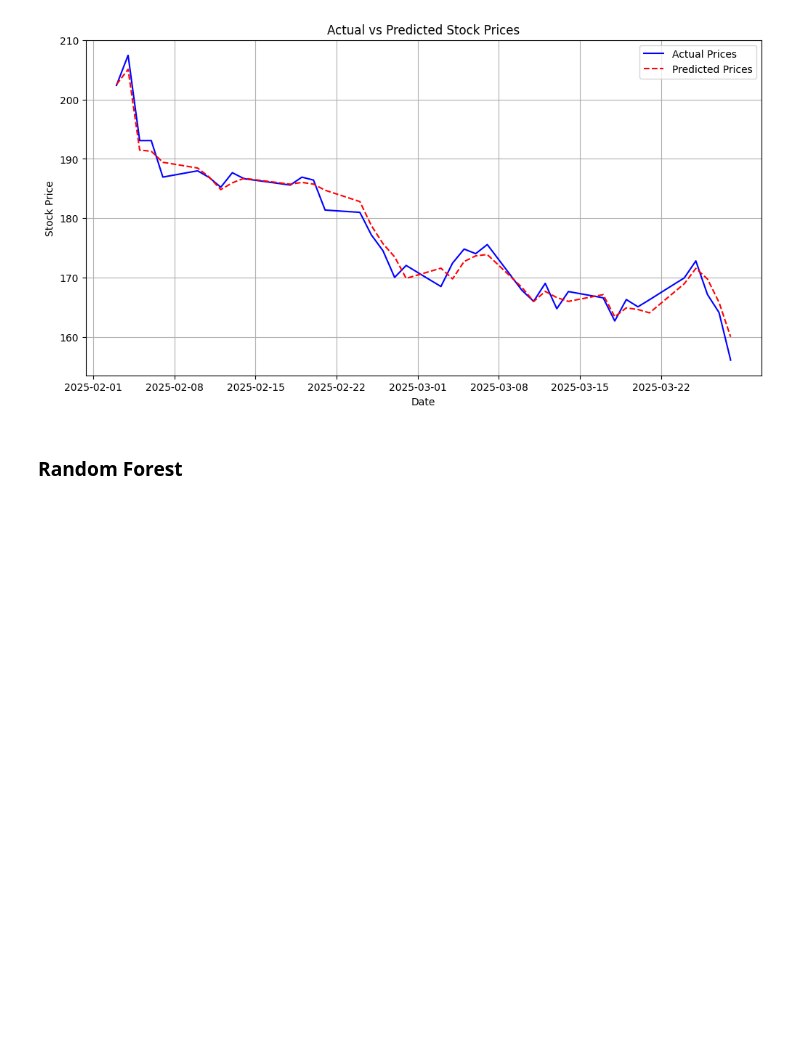
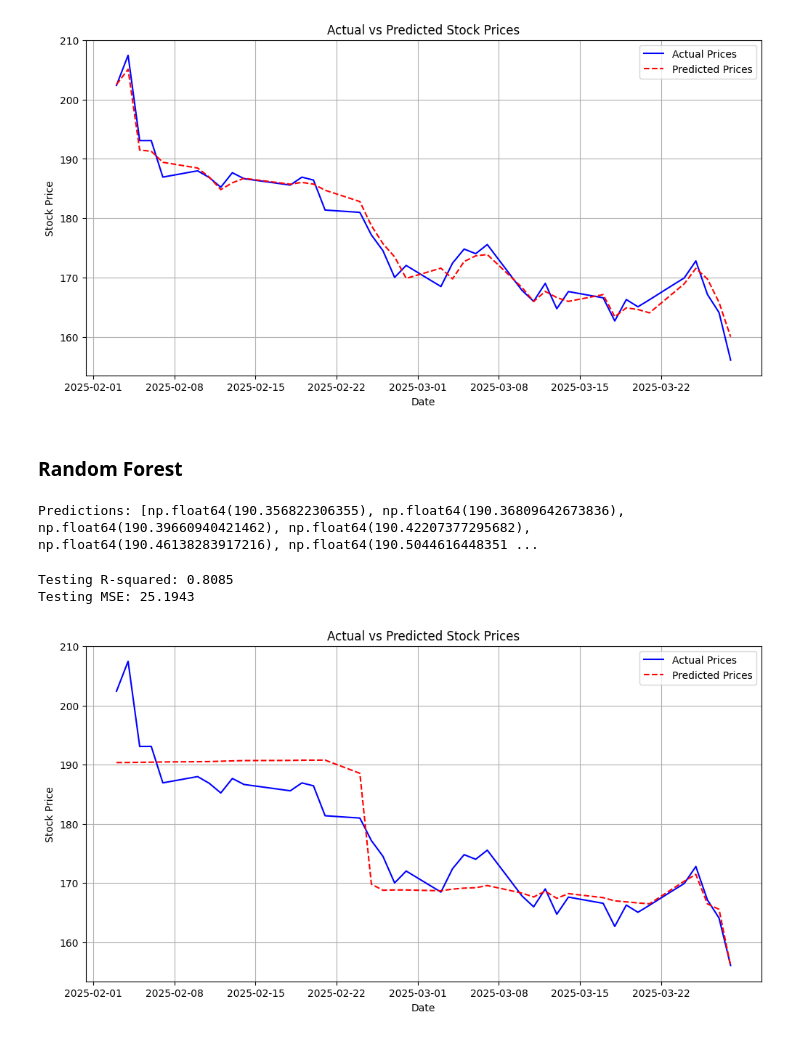
Before and after one commit to KarthikeyanBaskaran/StockPrediction, a Jupyter notebook: Capstone_GOOG.ipynb, the cells around one changed output. Cells and saved outputs as stored; diff of their text form; code cells hidden in the pictures; blank space fills up the shorter version.

Commit message:
Random Forest

```diff
--- a/Capstone_GOOG.ipynb
+++ b/Capstone_GOOG.ipynb
@@ -1104,0 +1106,52 @@ plt.show()
+# %%
+from sklearn.ensemble import RandomForestRegressor
+import pandas as pd
+import numpy as np
+
+train, test = df,actual
+model = RandomForestRegressor(n_estimators=100, min_samples_split=100, random_state=1)
+predictors = ["Close", "Volume", "Open", "High", "Low"]
+predictions = []
+
+for i in range(len(test)):
+
+    # Retrain the model with the updated training data
+    model.fit(train[predictors], train["Close"])
+
+    # Predict the next value
+    next_pred = model.predict(test.iloc[[i]][predictors])[0]
+    predictions.append(next_pred)
+
+    # Create a new row with the predicted value and the corresponding test data
+    new_row = test.iloc[[i]].copy()
+    new_row['Close'] = next_pred
+
+    # Add the new row to the training data
+    train = pd.concat([train, new_row], ignore_index=True)
+
+print("Predictions:", predictions)
+# %% [output]
+Predictions: [np.float64(190.356822306355), np.float64(190.36809642673836), np.float64(190.39660940421462), np.float64(190.42207377295682), np.float64(190.46138283917216), np.float64(190.5044616448351 ...
+# %%
+# Calculate R-squared and Mean Squared Error (MSE)
+test_r2 = r2_score(test[target], predictions)
+
+test_mse = mean_squared_error(test[target], predictions)
+
+print(f"Testing R-squared: {test_r2:.4f}")
+print(f"Testing MSE: {test_mse:.4f}")
+# %% [output]
+Testing R-squared: 0.8085
+Testing MSE: 25.1943
+# %%
+plt.figure(figsize=(12, 6))
+plt.grid(True)
+plt.plot(actual['Date'], actual['Close'], label="Actual Prices", color='blue')
+plt.plot(actual['Date'], predictions, label="Predicted Prices", color='red', linestyle='dashed')
+plt.xlabel("Date")
+plt.ylabel("Stock Price")
+plt.title("Actual vs Predicted Stock Prices")
+plt.legend()
+plt.show()
+# %% [output]
+[figure, added]
```
Also changed, not shown: parts of 7 cells of this notebook.
